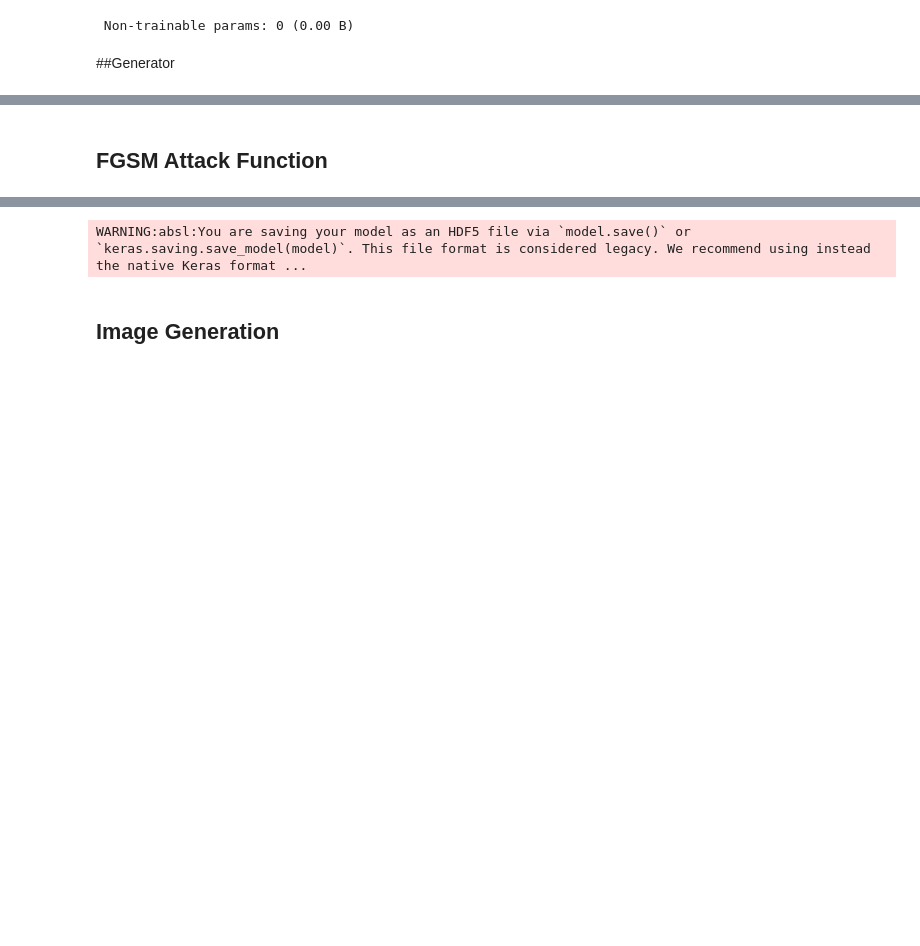
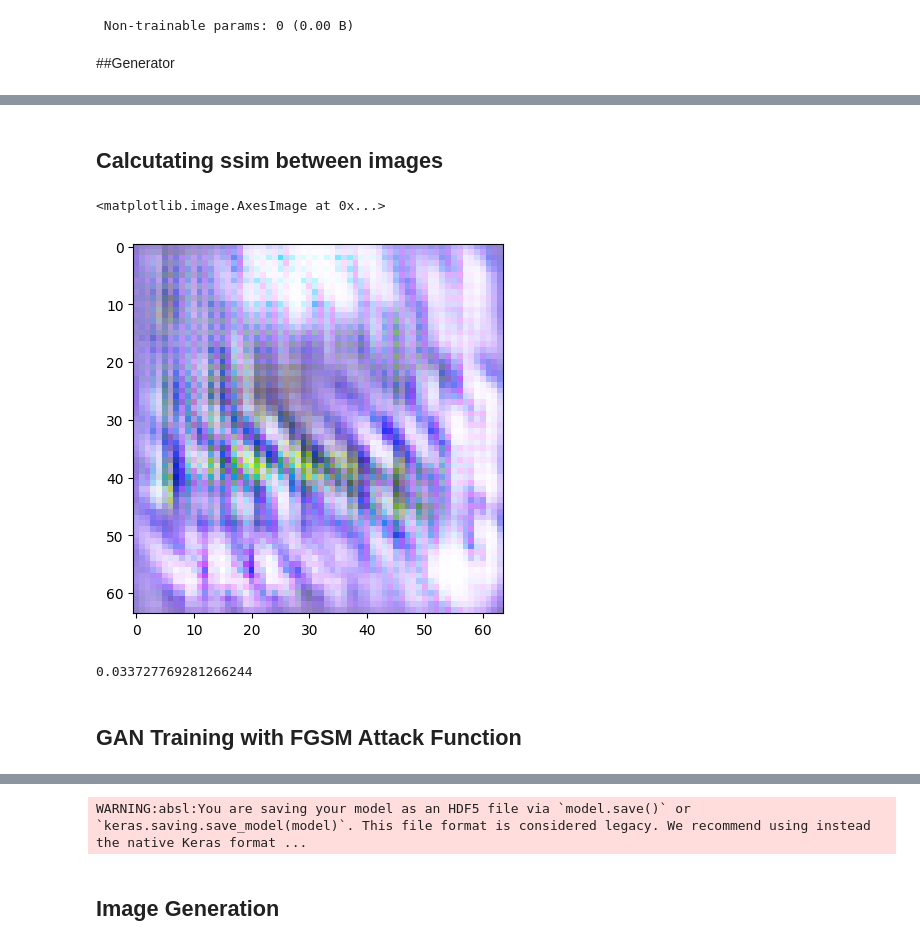
Before and after one commit to Sharath-a26/Adversarial-Learning, a Jupyter notebook: Deep_Convolutional_GAN_with_FGSM.ipynb, the cells around one changed output, grey strips where cells are left out. Saved outputs shown, nothing was run; the diff lists cells and outputs as text; code cells hidden in the pictures; blank space fills up the shorter version.

```diff
--- a/Deep_Convolutional_GAN_with_FGSM.ipynb
+++ b/Deep_Convolutional_GAN_with_FGSM.ipynb
@@ -180,0 +198,2 @@ def augment_latent_vector(latent_vector):
+# %% [markdown]
+## Calcutating ssim between images
@@ -180,0 +202,17 @@ def augment_latent_vector(latent_vector):
+# %%
+import numpy as np
+import matplotlib.pyplot as plt
+
+random_noise = tf.random.normal(shape = (5,input_latent_dim))
+generated_images = gen(random_noise, training=False)
+
+generated_images = generated_images.numpy()
+
+img = generated_images[4]
+
+img = (img*255).astype(np.uint8)
+
+plt.imshow(img)
+# %% [output]
+<matplotlib.image.AxesImage at 0x...>
+[figure, added]
@@ -181,5 +221,9 @@ def augment_latent_vector(latent_vector):
+# %%
+print(s)
+# %% [output]
+0.033727769281266244
 # %% [markdown]
-## FGSM Attack Function
+## GAN Training with FGSM Attack Function
 # %%
 def fgsm_attack(image, epsilon, gradient):
 
```
Also changed, not shown: parts of 18 cells of this notebook.
